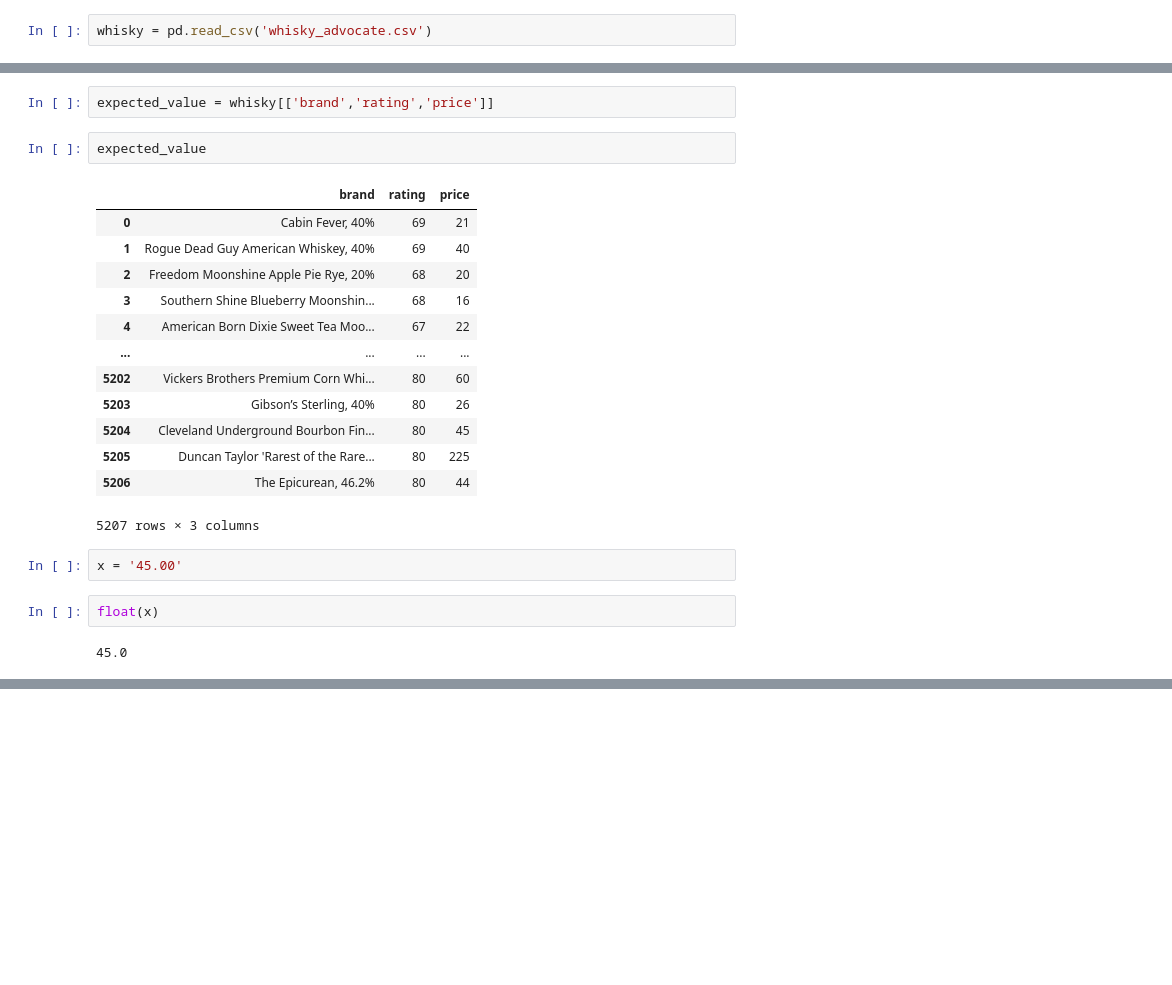
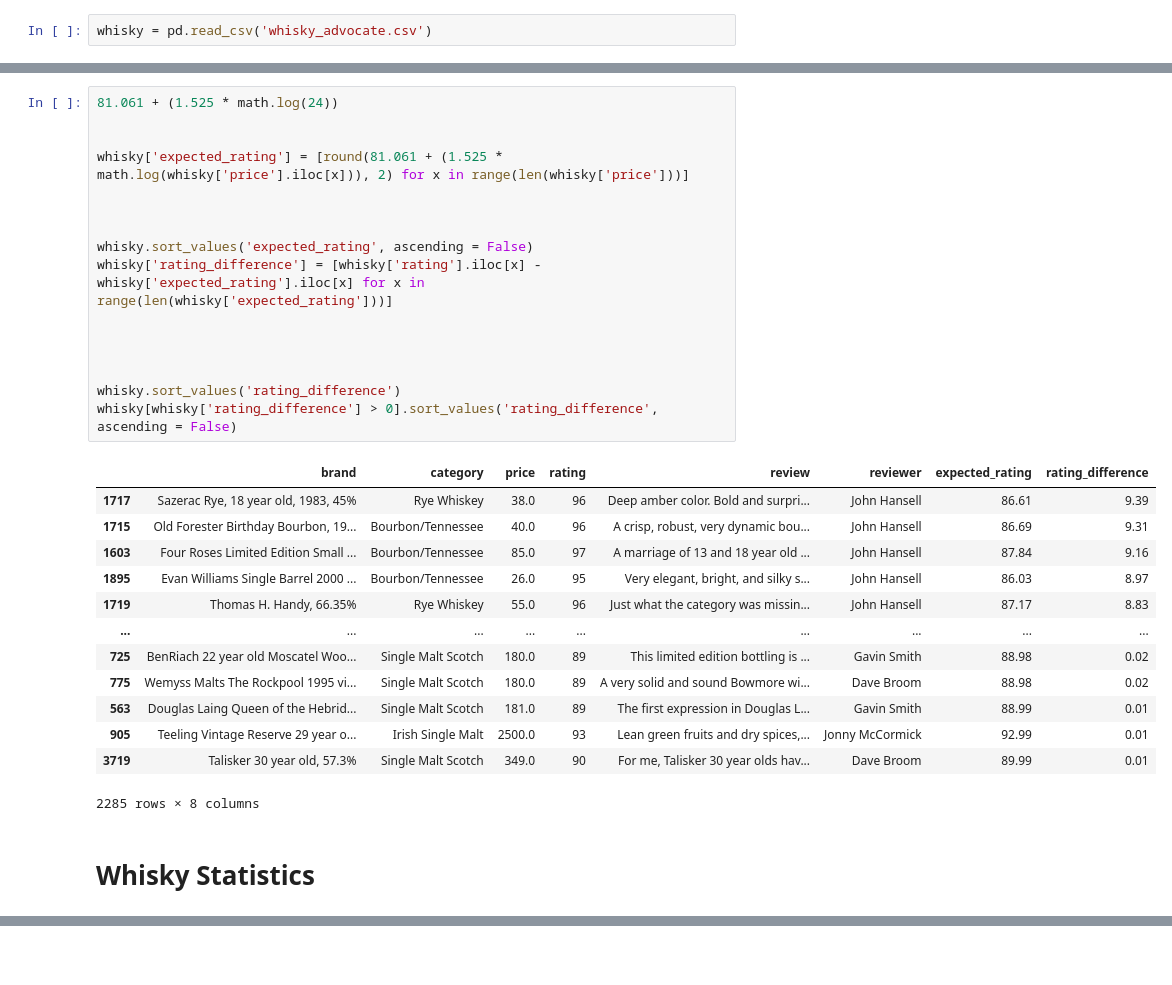
Before and after one commit to jackng310/my-WebScrape, a Jupyter notebook: whisky data.ipynb, the cells around one changed output, grey strips where cells are left out. Saved outputs shown, nothing was run; the diff lists cells and outputs as text; blank space fills up the shorter version.

```diff
--- a/whisky data.ipynb
+++ b/whisky data.ipynb
@@ -166,24 +25,32 @@ plt.ylim(60, 100)
-# %%
-expected_value = whisky[['brand','rating','price']]
-# %%
-expected_value
-# %% [output]
-|  | brand | rating | price |
-| 0 | Cabin Fever, 40% | 69 | 21 |
-| 1 | Rogue Dead Guy American Whiskey, 40% | 69 | 40 |
-| 2 | Freedom Moonshine Apple Pie Rye, 20% | 68 | 20 |
-| 3 | Southern Shine Blueberry Moonshin... | 68 | 16 |
-| 4 | American Born Dixie Sweet Tea Moo... | 67 | 22 |
-| ... | ... | ... | ... |
-| 5202 | Vickers Brothers Premium Corn Whi... | 80 | 60 |
-| 5203 | Gibson’s Sterling, 40% | 80 | 26 |
-| 5204 | Cleveland Underground Bourbon Fin... | 80 | 45 |
-| 5205 | Duncan Taylor 'Rarest of the Rare... | 80 | 225 |
-| 5206 | The Epicurean, 46.2% | 80 | 44 |
-5207 rows × 3 columns
-# %%
-x = '45.00'
-# %%
-float(x)
-# %% [output]
-45.0
+# %%
+81.061 + (1.525 * math.log(24))
+
+
+whisky['expected_rating'] = [round(81.061 + (1.525 * math.log(whisky['price'].iloc[x])), 2) for x in range(len(whisky['price']))]
+
+
+
+whisky.sort_values('expected_rating', ascending = False)
+whisky['rating_difference'] = [whisky['rating'].iloc[x] - whisky['expected_rating'].iloc[x] for x in range(len(whisky['expected_rating']))]
+
+
+
+
+whisky.sort_values('rating_difference')
+whisky[whisky['rating_difference'] > 0].sort_values('rating_difference', ascending = False)
+# %% [output]
+|  | brand | category | price | rating | review | reviewer | expected_rating | rating_difference |
+| 1717 | Sazerac Rye, 18 year old, 1983, 45% | Rye Whiskey | 38.0 | 96 | Deep amber color. Bold and surpri... | John Hansell | 86.61 | 9.39 |
+| 1715 | Old Forester Birthday Bourbon, 19... | Bourbon/Tennessee | 40.0 | 96 | A crisp, robust, very dynamic bou... | John Hansell | 86.69 | 9.31 |
+| 1603 | Four Roses Limited Edition Small ... | Bourbon/Tennessee | 85.0 | 97 | A marriage of 13 and 18 year old ... | John Hansell | 87.84 | 9.16 |
+| 1895 | Evan Williams Single Barrel 2000 ... | Bourbon/Tennessee | 26.0 | 95 | Very elegant, bright, and silky s... | John Hansell | 86.03 | 8.97 |
+| 1719 | Thomas H. Handy, 66.35% | Rye Whiskey | 55.0 | 96 | Just what the category was missin... | John Hansell | 87.17 | 8.83 |
+| ... | ... | ... | ... | ... | ... | ... | ... | ... |
+| 725 | BenRiach 22 year old Moscatel Woo... | Single Malt Scotch | 180.0 | 89 | This limited edition bottling is ... | Gavin Smith | 88.98 | 0.02 |
+| 775 | Wemyss Malts The Rockpool 1995 vi... | Single Malt Scotch | 180.0 | 89 | A very solid and sound Bowmore wi... | Dave Broom | 88.98 | 0.02 |
+| 563 | Douglas Laing Queen of the Hebrid... | Single Malt Scotch | 181.0 | 89 | The first expression in Douglas L... | Gavin Smith | 88.99 | 0.01 |
+| 905 | Teeling Vintage Reserve 29 year o... | Irish Single Malt | 2500.0 | 93 | Lean green fruits and dry spices,... | Jonny McCormick | 92.99 | 0.01 |
+| 3719 | Talisker 30 year old, 57.3% | Single Malt Scotch | 349.0 | 90 | For me, Talisker 30 year olds hav... | Dave Broom | 89.99 | 0.01 |
+2285 rows × 8 columns
+# %% [markdown]
+# Whisky Statistics
```
Also changed, not shown: parts of 43 cells of this notebook, 4 other files.
